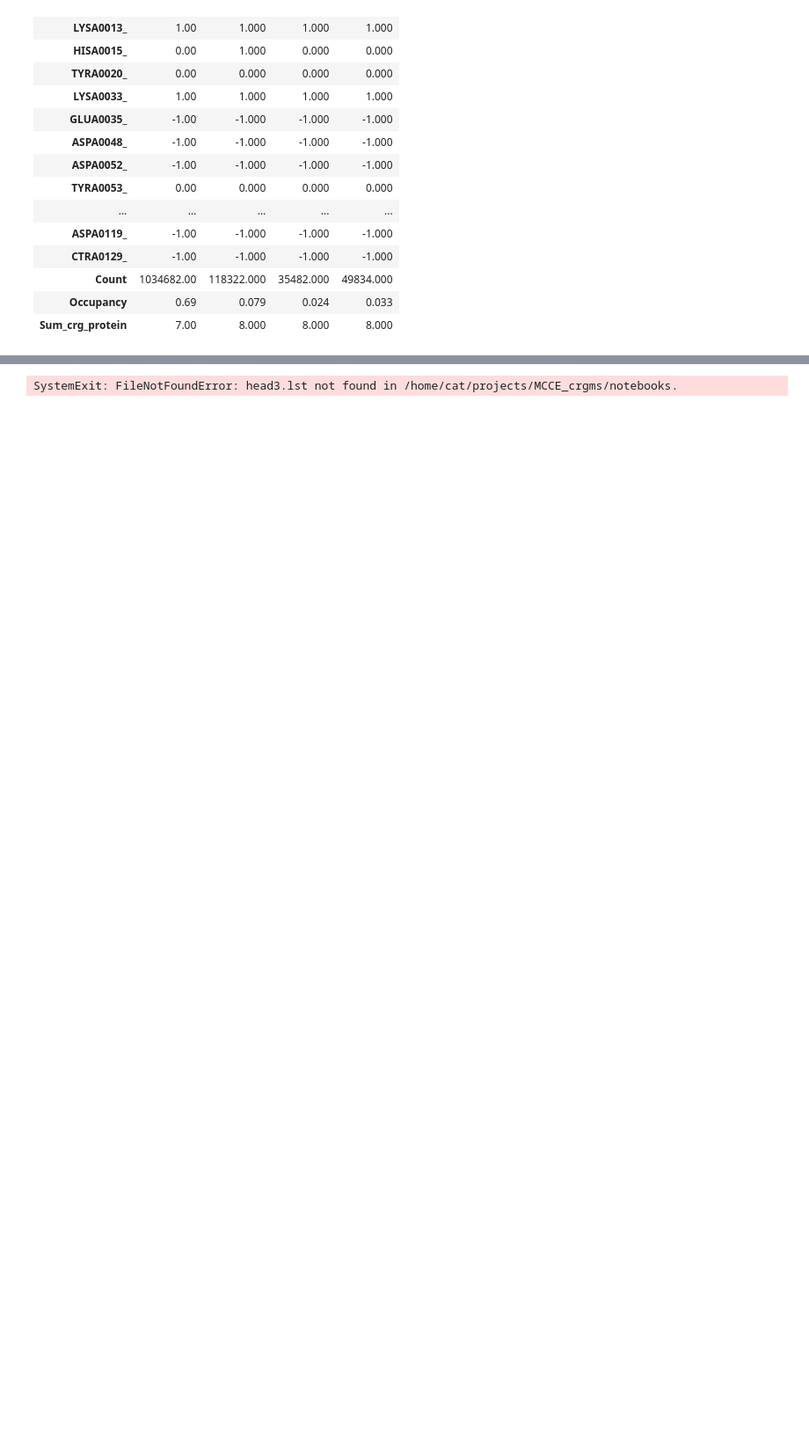
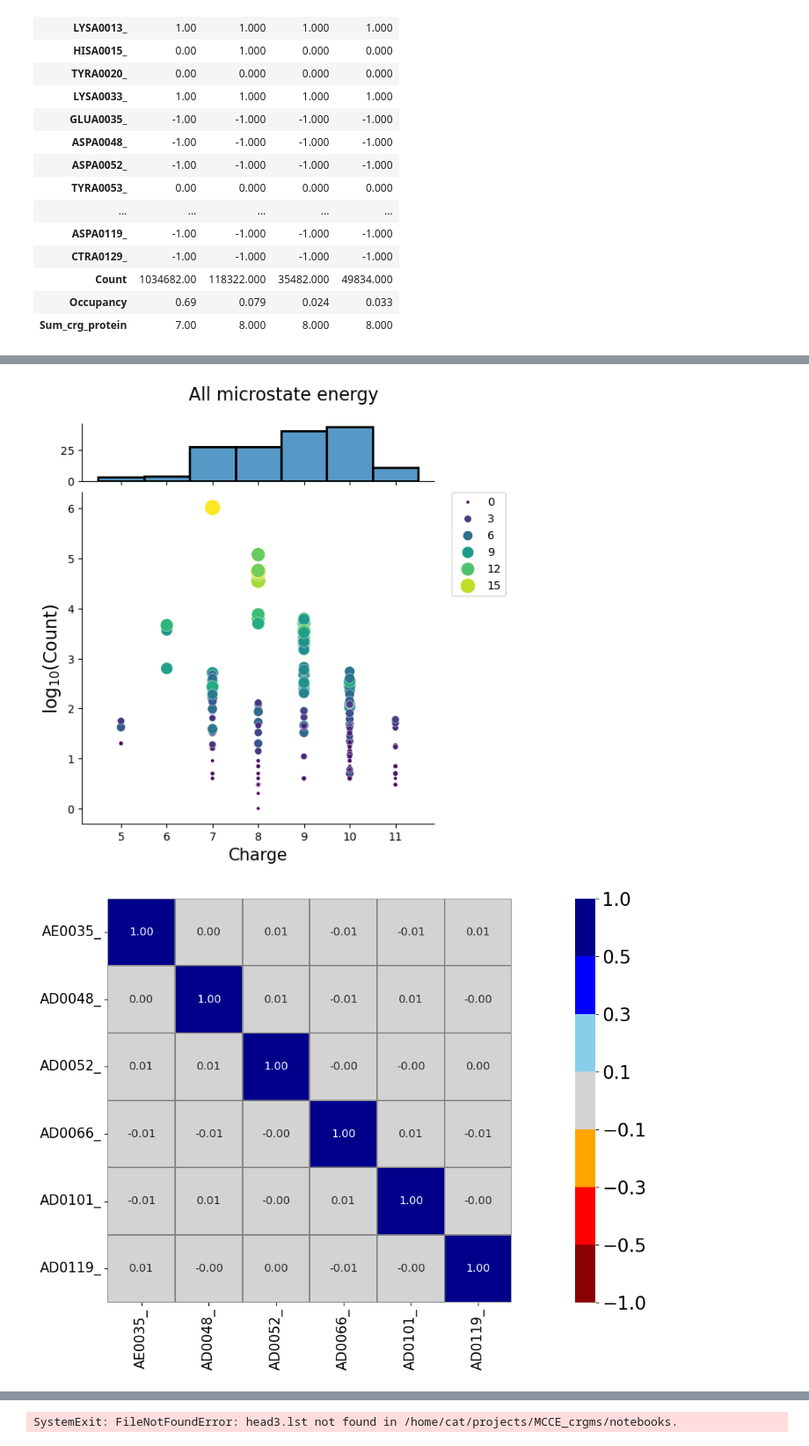
Before and after one commit to GunnerLab/MCCE_crgms, a Jupyter notebook: notebooks/charge_ms.ipynb, the cells around one changed output, grey strips where cells are left out. Shown at 88% size. Saved outputs shown, nothing was run; the diff lists cells and outputs as text; code cells hidden in the pictures; blank space fills up the shorter version.

```diff
--- a/notebooks/charge_ms.ipynb
+++ b/notebooks/charge_ms.ipynb
@@ -121,0 +164,4 @@ crgmsa.crgmsa_cli(args.split())
+# %%
+args = f"-run_dir {mcce_dir} -res_of_interest ASP GLU"
+crgmsa.crgmsa_cli(args.split())
+# %% [output]
@@ -122 +169,3 @@ crgmsa.crgmsa_cli(args.split())
+[figure, added]
+[figure, added]
 # %% [markdown]
```
Also changed, not shown: parts of 15 cells of this notebook, 8 other files.
